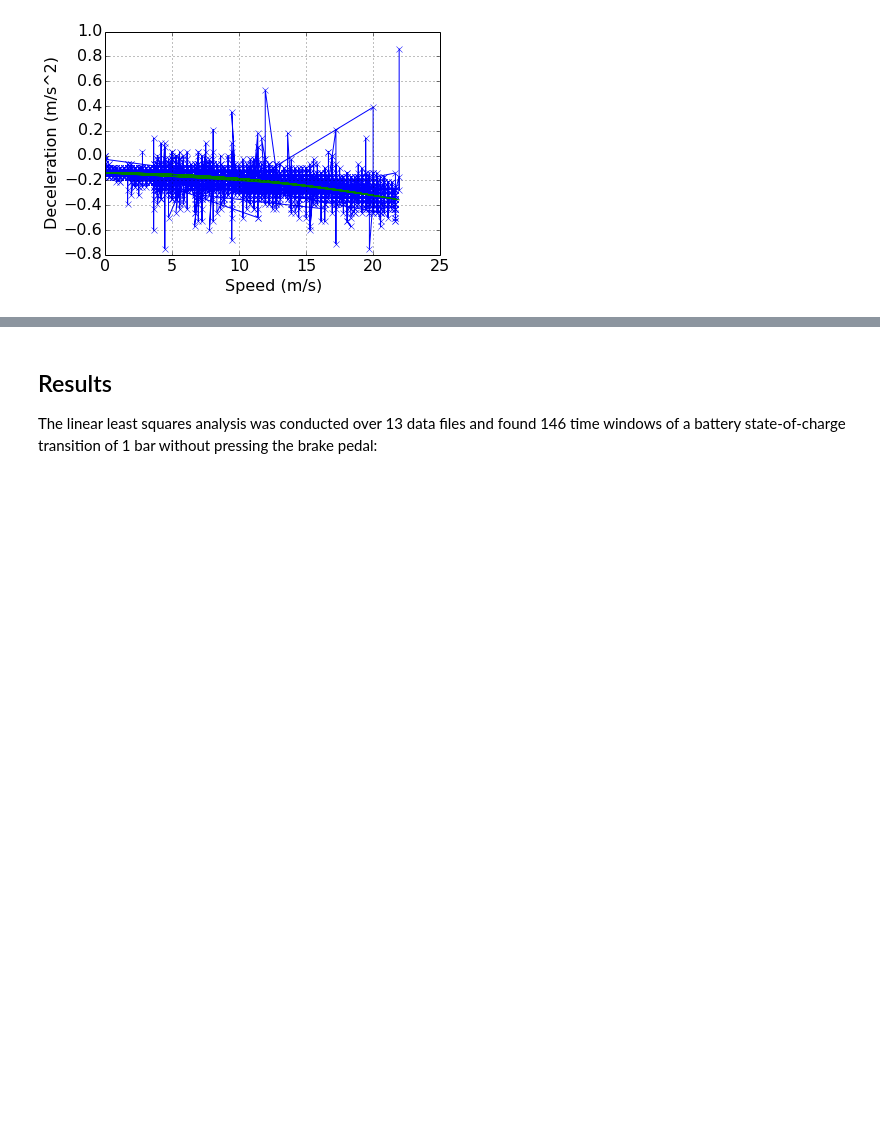
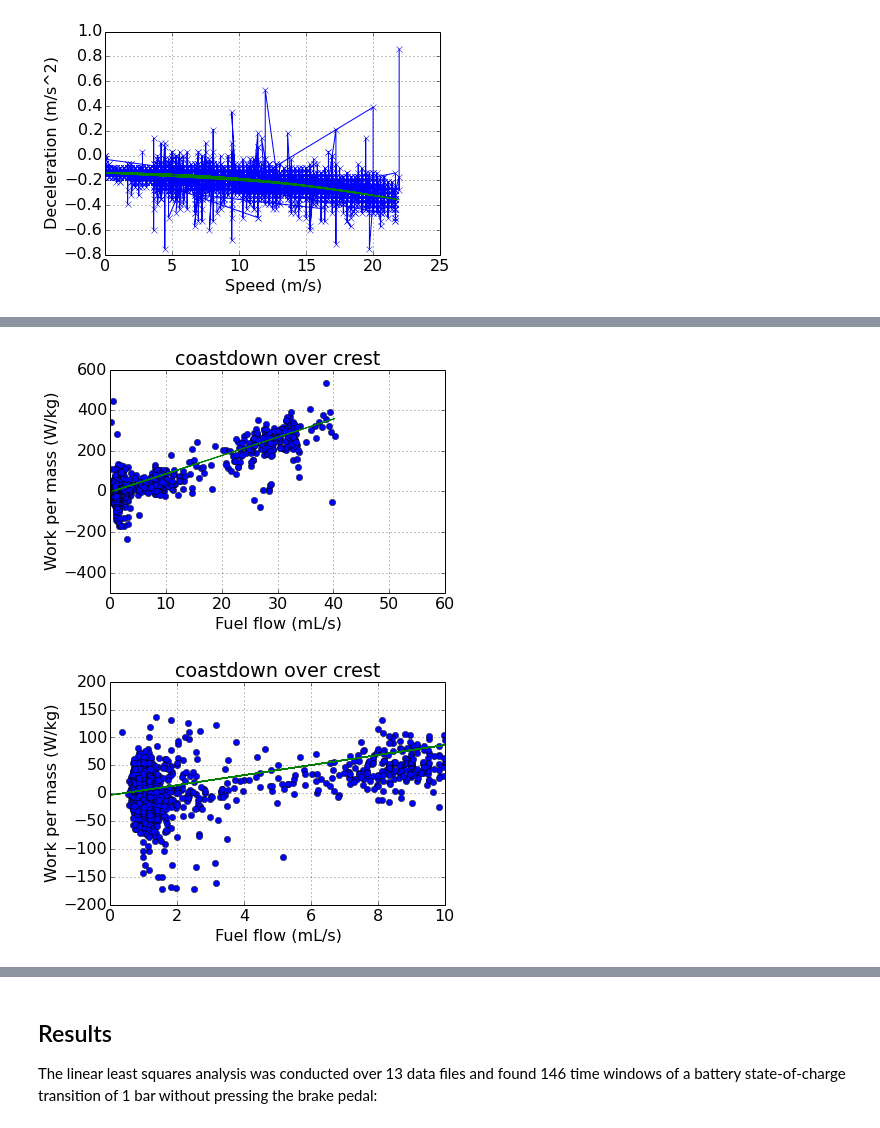
Before and after one commit to osrf/collaboration, a Jupyter notebook: hyperdrive_json/hyperdrive_json.ipynb, the cells around one changed output, grey strips where cells are left out. Cells and saved outputs as stored; diff of their text form; code cells hidden in the pictures; blank space fills up the shorter version.

Commit message:
engine model with min fuel flow
plots and more equations
updated analysis

```diff
--- a/hyperdrive_json/hyperdrive_json.ipynb
+++ b/hyperdrive_json/hyperdrive_json.ipynb
@@ -198,32 +270,46 @@ dataFiles = {
   'Onramp-TestDayData/processed/car1/1481656226.77412.json': 'cruise',
   'Onramp-TestDayData/processed/car1/1481673844.714406.json': 'nineLaps',
   'Onramp-TestDayData/processed/car1/1481662029.073006.json': 'nineLaps',
   'Onramp-TestDayData/processed/car1/1481667479.641306.json': 'nineLaps',
   'Onramp-TestDayData/processed/car1/1481670078.886161.json': 'nineLaps',
   'Onramp-TestDayData/processed/car2/1481649700.187462.json': 'baseline',
   'Onramp-TestDayData/processed/car2/1481655217.112395.json': 'coastdown over crest',
   'Onramp-TestDayData/processed/car2/1481656955.133947.json': 'cruise',
   'Onramp-TestDayData/processed/car2/1481661976.711845.json': 'best',
   'Onramp-TestDayData/processed/car2/1481667334.286189.json': '#nineLaps (pretty efficient)',
   'Onramp-TestDayData/processed/car2/1481670371.83322.json': '',
   'Onramp-TestDayData/processed/car2/1481673820.703492.json': '',
 }
 def fuel_power(x):
-    return 9*(x - 1)
+    return 9*(x - 0.4)
 for f in dataFiles.keys():
     carDict = json_open(f)
     carDict = makeDictOfArraysFromLists(carDict, names)
     postprocess(carDict)
     energy2 = (carDict['energy_per_mass'] + 1.4e-1*carDict['odometer'] +
       np.cumsum(4.5e-4*carDict['speed_mps']**3*diff_center(carDict['t'])))
     ii_fuel = np.where(np.diff(carDict['fuel_mL']) != 0)[0]
     fuel_rate = np.diff(carDict['fuel_mL'])[ii_fuel[:-1]] / np.diff(carDict['t'])[ii_fuel[:-1]]
     power2 = np.diff(energy2[ii_fuel])/ np.diff(carDict['t'])[ii_fuel[:-1]]
     plt.plot(fuel_rate, power2, 'o')
     plt.plot(fuel_rate, fuel_power(fuel_rate))
     plt.xlim(0, 60)
     plt.ylim(-500, 600)
+    plt.xlabel('Fuel flow (mL/s)')
+    plt.ylabel('Work per mass (W/kg)')
     plt.title(dataFiles[f])
     plt.grid()
     plt.show()
+    plt.plot(fuel_rate, power2, 'o')
+    plt.plot(fuel_rate, fuel_power(fuel_rate))
+    plt.xlim(0, 10)
+    plt.ylim(-200, 200)
+    plt.xlabel('Fuel flow (mL/s)')
+    plt.ylabel('Work per mass (W/kg)')
+    plt.title(dataFiles[f])
+    plt.grid()
+    plt.show()
+# %% [output]
+[figure, added]
+[figure, added]
 # %% [markdown]
```
Also changed, not shown: parts of 4 cells of this notebook.
